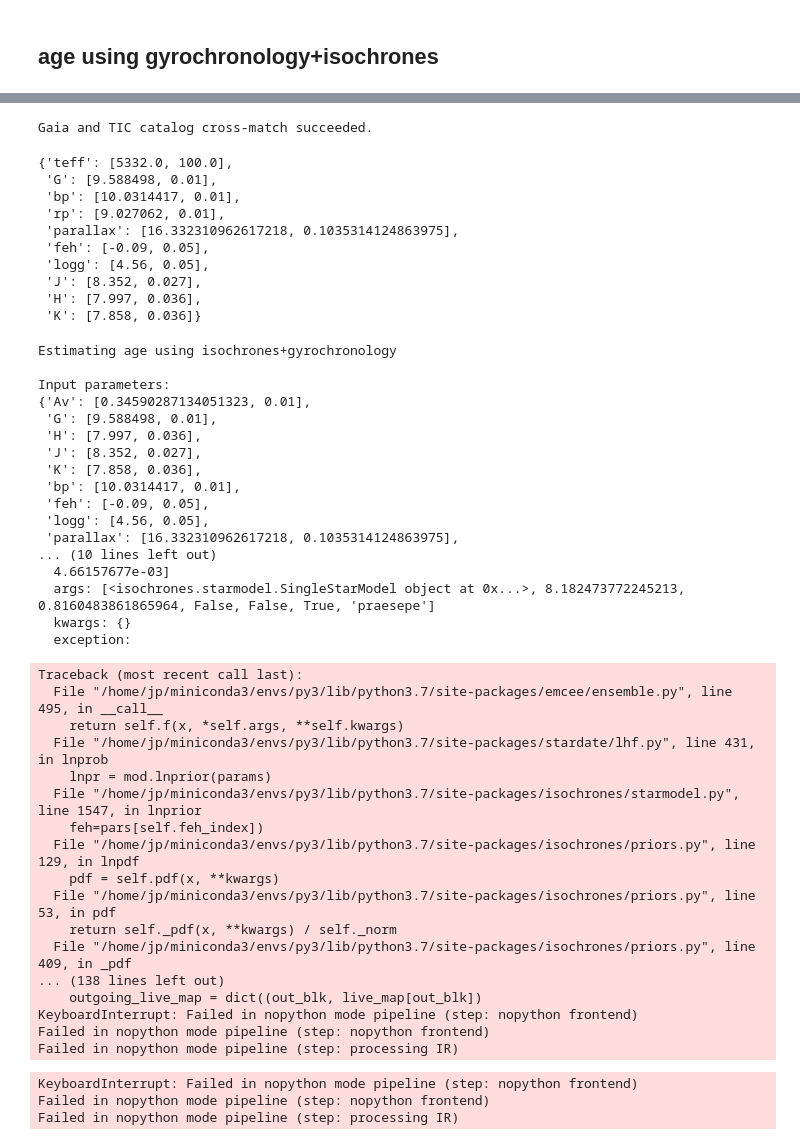
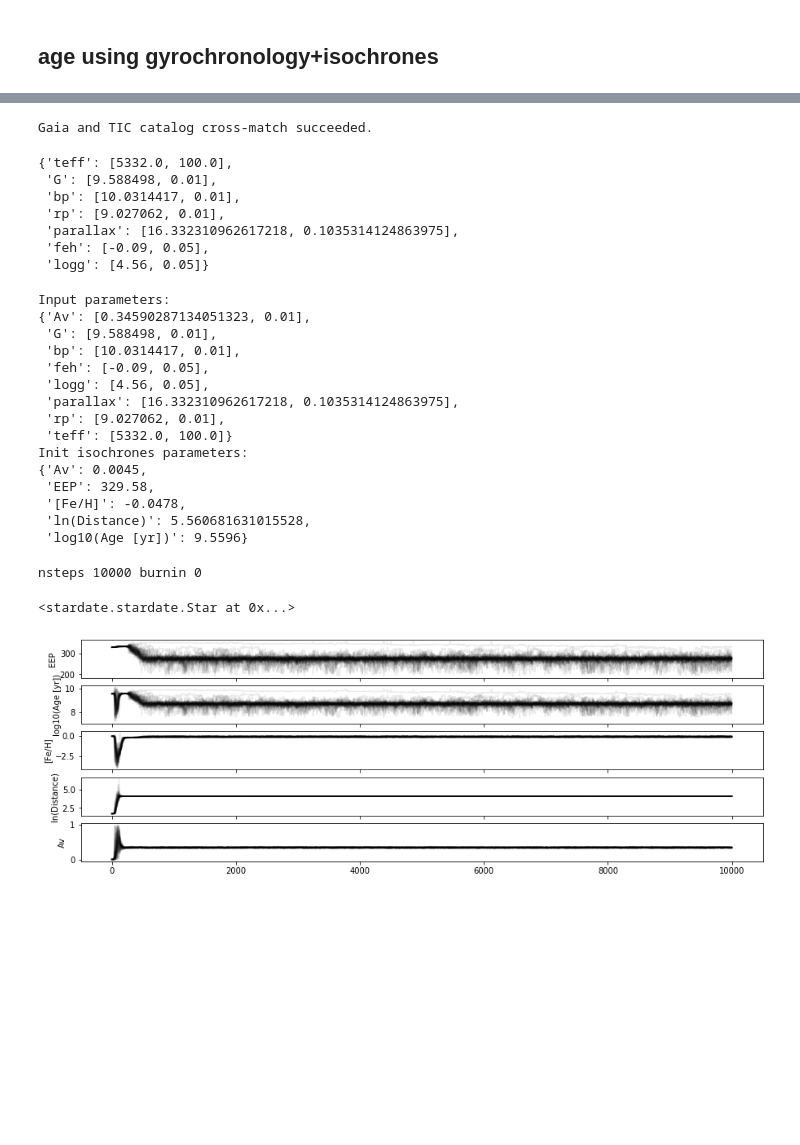
Before and after one commit to jpdeleon/chronos, a Jupyter notebook: notebooks/examples-age.ipynb, the cells around one changed output, grey strips where cells are left out. Saved outputs shown, nothing was run; the diff lists cells and outputs as text; code cells hidden in the pictures; blank space fills up the shorter version.

```diff
--- a/notebooks/examples-age.ipynb
+++ b/notebooks/examples-age.ipynb
@@ -159,11 +123,11 @@ teff = (5332,100)
 logg = (4.56, 0.05)
 feh = (-0.09, 0.05)
 # %%
-t.get_iso_params(teff=teff,
-                logg=logg,
-                feh=feh,
-                add_jhk=True
-              )
+star.get_iso_params(teff=teff,
+                    logg=logg,
+                    feh=feh,
+                    add_jhk=False #no NIR photometries
+                  )
 # %% [output]
 Gaia and TIC catalog cross-match succeeded.
 {'teff': [5332.0, 100.0],
@@ -172,54 +136,33 @@ Gaia and TIC catalog cross-match succeeded.
  'rp': [9.027062, 0.01],
  'parallax': [16.332310962617218, 0.1035314124863975],
  'feh': [-0.09, 0.05],
- 'logg': [4.56, 0.05],
- 'J': [8.352, 0.027],
- 'H': [7.997, 0.036],
- 'K': [7.858, 0.036]}
+ 'logg': [4.56, 0.05]}
 # %%
-star = t.run_stardate(prot=(prot,prot_err),
-                      mcmc_steps=10000
-                     )
+star.run_stardate(prot=(prot,prot_err), #add gyro age constraint
+                         mcmc_steps=10000
+                        )
 # %% [output]
-Estimating age using isochrones+gyrochronology
-
 Input parameters:
 {'Av': [0.34590287134051323, 0.01],
  'G': [9.588498, 0.01],
- 'H': [7.997, 0.036],
- 'J': [8.352, 0.027],
- 'K': [7.858, 0.036],
  'bp': [10.0314417, 0.01],
  'feh': [-0.09, 0.05],
  'logg': [4.56, 0.05],
  'parallax': [16.332310962617218, 0.1035314124863975],
-... (10 lines left out)
-  4.66157677e-03]
-  args: [<isochrones.starmodel.SingleStarModel object at 0x...>, 8.182473772245213, 0.8160483861865964, False, False, True, 'praesepe']
-  kwargs: {}
-  exception:
+ 'rp': [9.027062, 0.01],
+ 'teff': [5332.0, 100.0]}
+Init isochrones parameters:
+{'Av': 0.0045,
+ 'EEP': 329.58,
+ '[Fe/H]': -0.0478,
+ 'ln(Distance)': 5.560681631015528,
+ 'log10(Age [yr])': 9.5596}
-Traceback (most recent call last):
-  File "/home/jp/miniconda3/envs/py3/lib/python3.7/site-packages/emcee/ensemble.py", line 495, in __call__
-    return self.f(x, *self.args, **self.kwargs)
-  File "/home/jp/miniconda3/envs/py3/lib/python3.7/site-packages/stardate/lhf.py", line 431, in lnprob
-    lnpr = mod.lnprior(params)
-  File "/home/jp/miniconda3/envs/py3/lib/python3.7/site-packages/isochrones/starmodel.py", line 1547, in lnprior
-    feh=pars[self.feh_index])
-  File "/home/jp/miniconda3/envs/py3/lib/python3.7/site-packages/isochrones/priors.py", line 129, in lnpdf
-    pdf = self.pdf(x, **kwargs)
-  File "/home/jp/miniconda3/envs/py3/lib/python3.7/site-packages/isochrones/priors.py", line 53, in pdf
-    return self._pdf(x, **kwargs) / self._norm
-  File "/home/jp/miniconda3/envs/py3/lib/python3.7/site-packages/isochrones/priors.py", line 409, in _pdf
-... (138 lines left out)
-    outgoing_live_map = dict((out_blk, live_map[out_blk])
-KeyboardInterrupt: Failed in nopython mode pipeline (step: nopython frontend)
-Failed in nopython mode pipeline (step: nopython frontend)
-Failed in nopython mode pipeline (step: processing IR)
+nsteps 10000 burnin 0
-KeyboardInterrupt: Failed in nopython mode pipeline (step: nopython frontend)
-Failed in nopython mode pipeline (step: nopython frontend)
-Failed in nopython mode pipeline (step: processing IR)
+<stardate.stardate.Star at 0x...>
 # %%
-fig = t.plot_flatchain();
+fig = star.plot_flatchain();
+# %% [output]
+[figure, added]
 # %%
 #get age results
 burnin=6000
```
Also changed, not shown: parts of 35 cells of this notebook, 27 other files.
